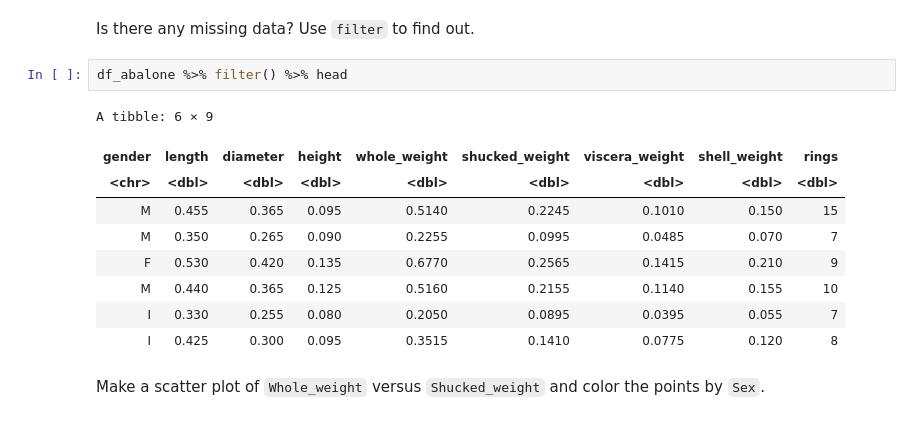
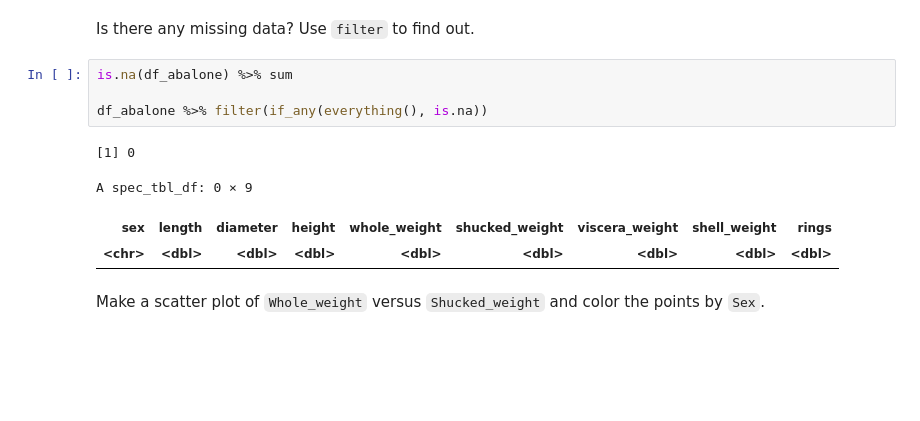
Before and after one commit to mbhatip/BIOS512-1, a Jupyter notebook: in-class-exercises/14/14_explore_abalone_data.ipynb, the cells around one changed output. Saved outputs shown, nothing was run; the diff lists cells and outputs as text; blank space fills up the shorter version.

```diff
--- a/in-class-exercises/14/14_explore_abalone_data.ipynb
+++ b/in-class-exercises/14/14_explore_abalone_data.ipynb
@@ -48,17 +50,14 @@ dbl (8): length, diameter, height, whole_weight, shucked_weight, viscera_wei...
 # %% [markdown]
 Is there any missing data? Use `filter` to find out.
 # %%
-df_abalone %>% filter() %>% head
+is.na(df_abalone) %>% sum
+
+df_abalone %>% filter(if_any(everything(), is.na))
 # %% [output]
-A tibble: 6 × 9
+[1] 0
+A spec_tbl_df: 0 × 9
-| gender | length | diameter | height | whole_weight | shucked_weight | viscera_weight | shell_weight | rings |
+| sex | length | diameter | height | whole_weight | shucked_weight | viscera_weight | shell_weight | rings |
 | <chr> | <dbl> | <dbl> | <dbl> | <dbl> | <dbl> | <dbl> | <dbl> | <dbl> |
-| M | 0.455 | 0.365 | 0.095 | 0.5140 | 0.2245 | 0.1010 | 0.150 | 15 |
-| M | 0.350 | 0.265 | 0.090 | 0.2255 | 0.0995 | 0.0485 | 0.070 | 7 |
-| F | 0.530 | 0.420 | 0.135 | 0.6770 | 0.2565 | 0.1415 | 0.210 | 9 |
-| M | 0.440 | 0.365 | 0.125 | 0.5160 | 0.2155 | 0.1140 | 0.155 | 10 |
-| I | 0.330 | 0.255 | 0.080 | 0.2050 | 0.0895 | 0.0395 | 0.055 | 7 |
-| I | 0.425 | 0.300 | 0.095 | 0.3515 | 0.1410 | 0.0775 | 0.120 | 8 |
 # %% [markdown]
 Make a scatter plot of `Whole_weight` versus `Shucked_weight` and color the points by `Sex`.
 # %%
```
Also changed, not shown: parts of 4 cells of this notebook, 8 other files.
